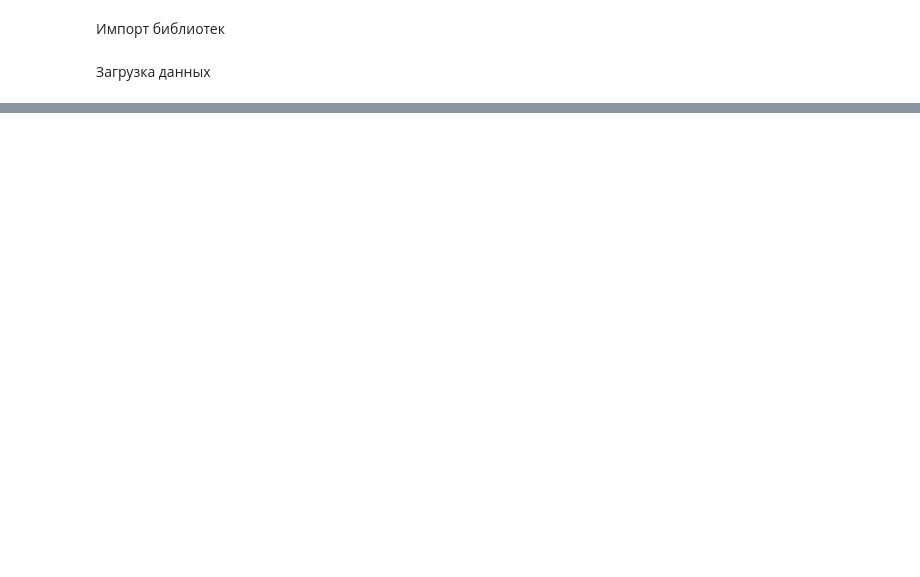
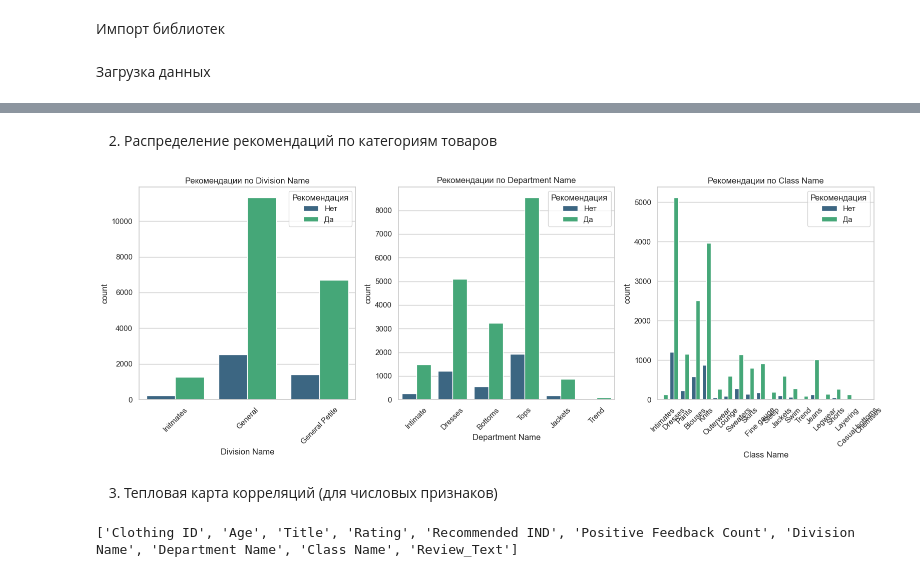
Before and after one commit to tatiana223/TMO_2025, a Jupyter notebook: Якимова ИУ5-65Б ТМО НИРС.ipynb, the cells around one changed output, grey strips where cells are left out. Drawn from its saved outputs; the diff is of its cells as text; code cells hidden in the pictures; blank space fills up the shorter version.

```diff
--- a/Якимова ИУ5-65Б ТМО НИРС.ipynb
+++ b/Якимова ИУ5-65Б ТМО НИРС.ipynb
@@ -199,0 +121,5 @@ weighted avg       0.13      0.18      0.14    628293
+# %%
+
+df_clean = df.copy()
+
+df_clean = df_clean.drop(columns=['Unnamed: 0'])
@@ -199,0 +136,8 @@ weighted avg       0.13      0.18      0.14    628293
+# %%
+
+df_clean = df_clean.assign(
+    Title=df_clean['Title'].fillna('No Title'),
+    Review_Text=df_clean['Review Text'].fillna('')
+)
+
+df_clean = df_clean.drop(columns=['Review Text'])
@@ -199,0 +153,3 @@ weighted avg       0.13      0.18      0.14    628293
+# %%
+for col in ['Division Name', 'Department Name', 'Class Name']:
+    df_clean[col] = df_clean[col].fillna(df_clean[col].mode()[0])
@@ -199,0 +186,21 @@ weighted avg       0.13      0.18      0.14    628293
+# %% [markdown]
+2. Распределение рекомендаций по категориям товаров
+# %%
+plt.figure(figsize=(16, 6))
+for i, col in enumerate(['Division Name', 'Department Name', 'Class Name'], 1):
+    plt.subplot(1, 3, i)
+    sns.countplot(x=col, hue='Recommended IND', data=df_clean,
+                 palette='viridis', hue_order=[0, 1])
+    plt.title(f'Рекомендации по {col}')
+    plt.xticks(rotation=45)
+    plt.legend(title='Рекомендация', labels=['Нет', 'Да'])
+plt.tight_layout()
+plt.show()
+# %% [output]
+[figure, added]
+# %% [markdown]
+3. Тепловая карта корреляций (для числовых признаков)
+# %%
+print(df_clean.columns.tolist())
+# %% [output]
+['Clothing ID', 'Age', 'Title', 'Rating', 'Recommended IND', 'Positive Feedback Count', 'Division Name', 'Department Name', 'Class Name', 'Review_Text']
```
Also changed, not shown: parts of 90 cells of this notebook.
